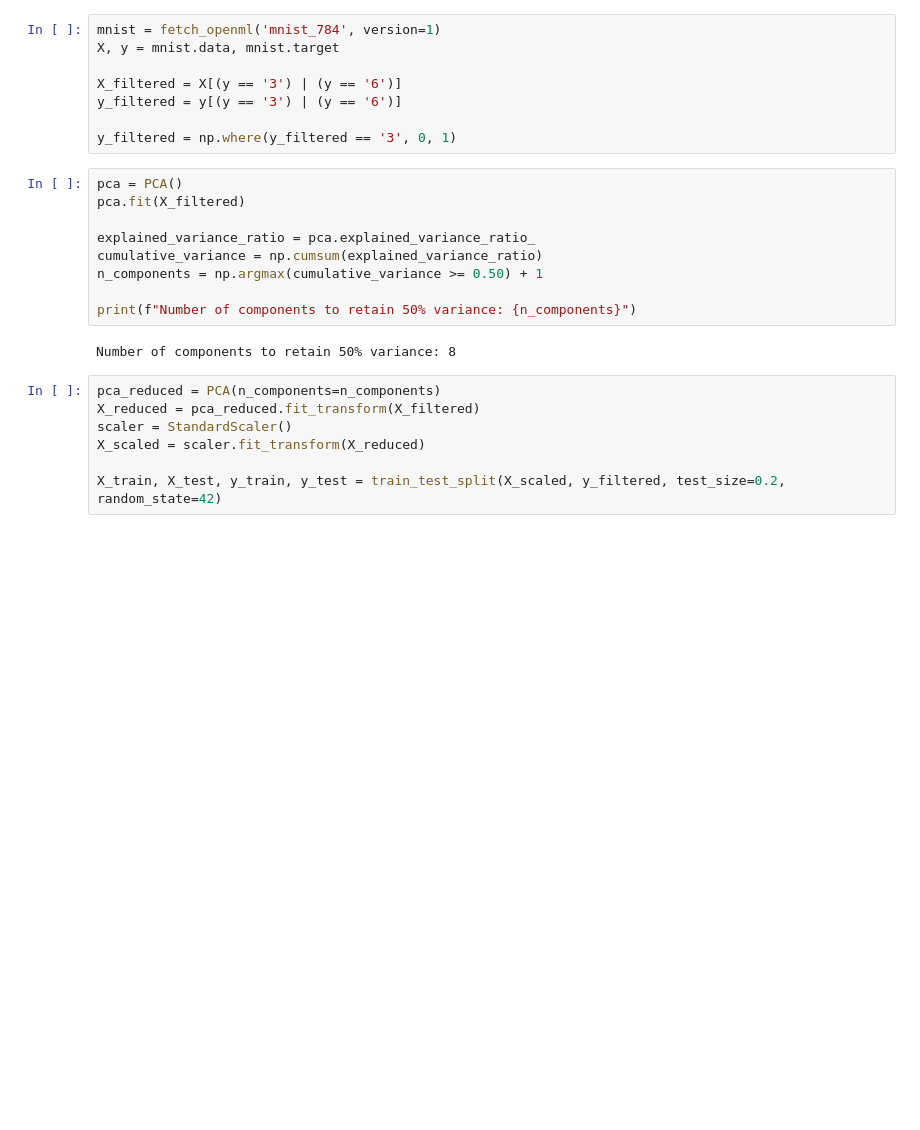
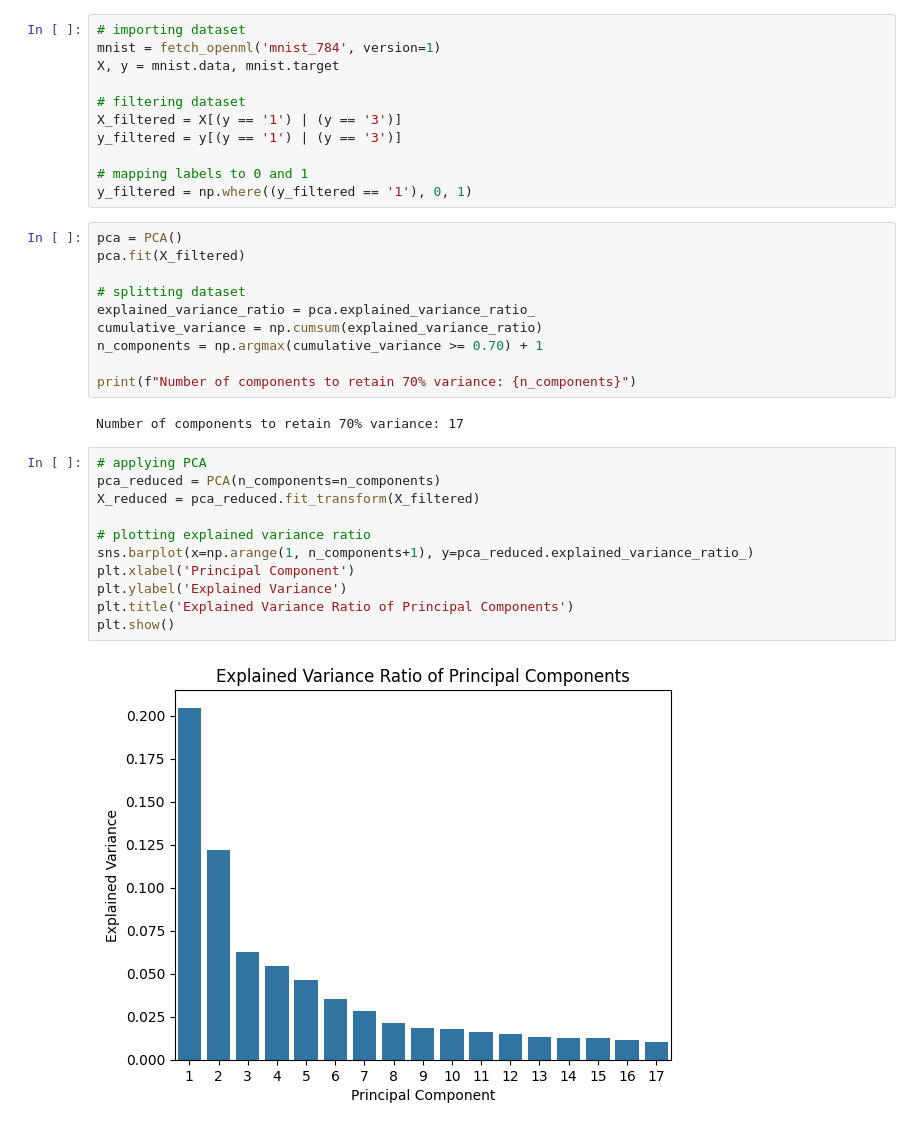
Before and after one commit to 7Abdoman7/Quantum_Abdo, a Jupyter notebook: SVM/SVM.ipynb, the cells around one changed output. Drawn from its saved outputs; the diff is of its cells as text; blank space fills up the shorter version.

```diff
--- a/SVM/SVM.ipynb
+++ b/SVM/SVM.ipynb
@@ -10,28 +57,38 @@ import numpy as np
 import seaborn as sns
 import matplotlib.pyplot as plt
 # %%
+# importing dataset
 mnist = fetch_openml('mnist_784', version=1)
 X, y = mnist.data, mnist.target
 
-X_filtered = X[(y == '3') | (y == '6')]
-y_filtered = y[(y == '3') | (y == '6')]
+# filtering dataset
+X_filtered = X[(y == '1') | (y == '3')]
+y_filtered = y[(y == '1') | (y == '3')]
 
-y_filtered = np.where(y_filtered == '3', 0, 1)
+# mapping labels to 0 and 1
+y_filtered = np.where((y_filtered == '1'), 0, 1)
 # %%
 pca = PCA()
 pca.fit(X_filtered)
 
+# splitting dataset
 explained_variance_ratio = pca.explained_variance_ratio_
 cumulative_variance = np.cumsum(explained_variance_ratio)
-n_components = np.argmax(cumulative_variance >= 0.50) + 1
+n_components = np.argmax(cumulative_variance >= 0.70) + 1
 
-print(f"Number of components to retain 50% variance: {n_components}")
+print(f"Number of components to retain 70% variance: {n_components}")
 # %% [output]
-Number of components to retain 50% variance: 8
+Number of components to retain 70% variance: 17
-# %%
-pca_reduced = PCA(n_components=n_components)
-X_reduced = pca_reduced.fit_transform(X_filtered)
-scaler = StandardScaler()
-X_scaled = scaler.fit_transform(X_reduced)
-
-X_train, X_test, y_train, y_test = train_test_split(X_scaled, y_filtered, test_size=0.2, random_state=42)
+# %%
+# applying PCA
+pca_reduced = PCA(n_components=n_components)
+X_reduced = pca_reduced.fit_transform(X_filtered)
+
+# plotting explained variance ratio
+sns.barplot(x=np.arange(1, n_components+1), y=pca_reduced.explained_variance_ratio_)
+plt.xlabel('Principal Component')
+plt.ylabel('Explained Variance')
+plt.title('Explained Variance Ratio of Principal Components')
+plt.show()
+# %% [output]
+[figure, added]
```
Also changed, not shown: parts of 15 cells of this notebook, 2 other files.
